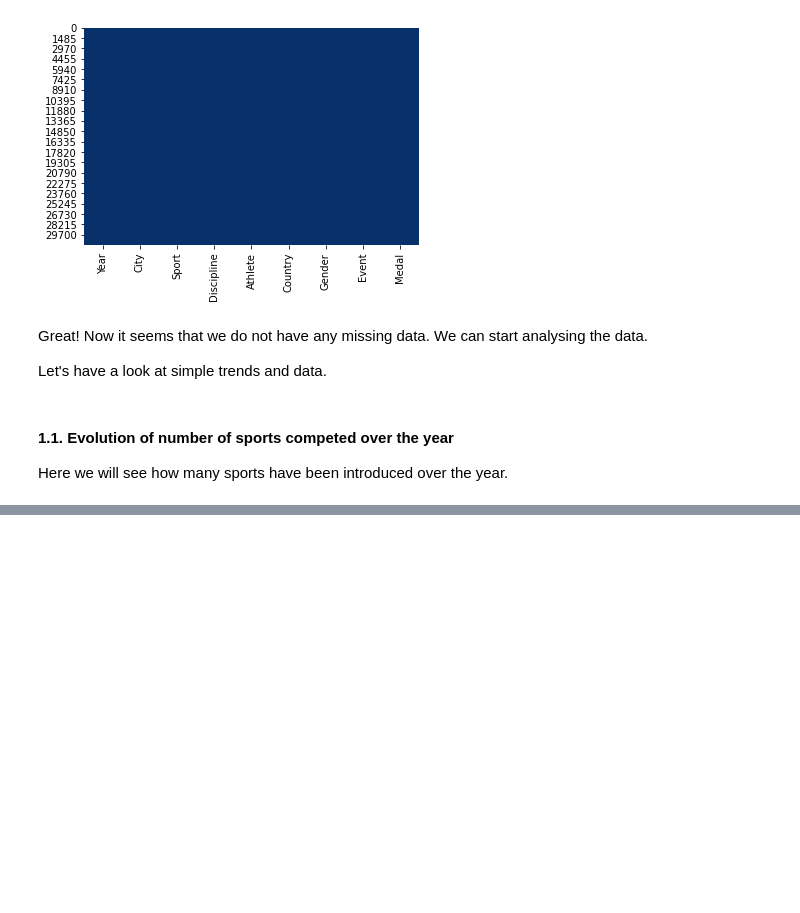
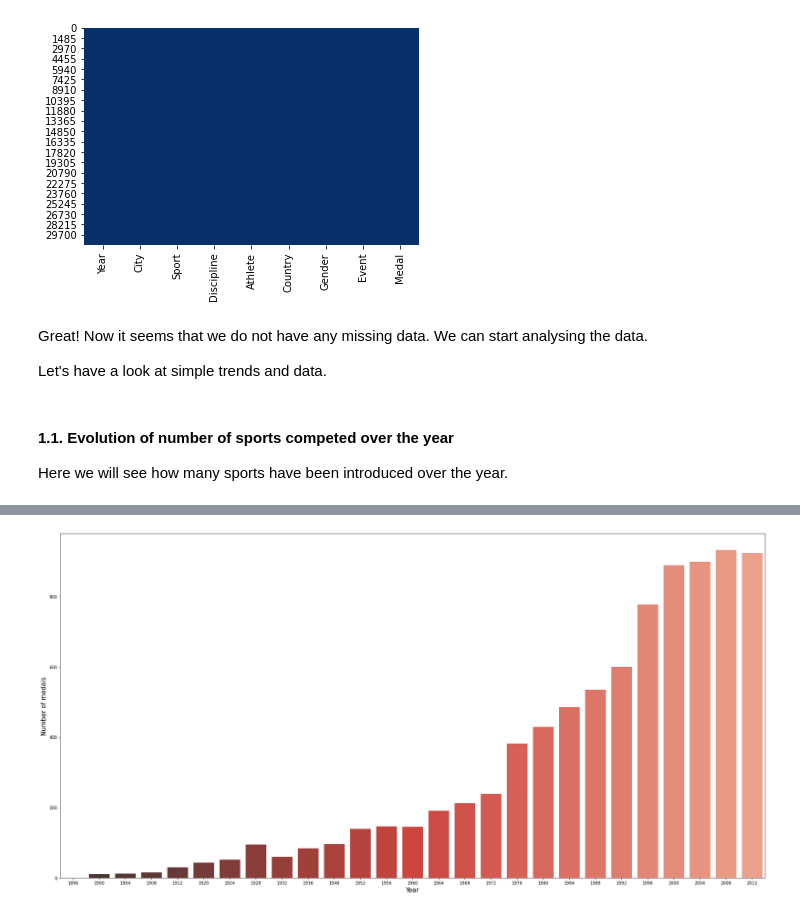
Before and after one commit to victorcruz90/Olympic-medals-analysis, a Jupyter notebook: Initial_data_understanding.ipynb, the cells around one changed output, grey strips where cells are left out. Drawn from its saved outputs; the diff is of its cells as text; code cells hidden in the pictures; blank space fills up the shorter version.

```diff
--- a/Initial_data_understanding.ipynb
+++ b/Initial_data_understanding.ipynb
@@ -146,0 +174,8 @@ ValueError: Grouper and axis must be same length
+# %%
+plt.figure(figsize=(30,15))
+sns.barplot(x=data_summer['Year'].unique(), y=concat_medal['Women'], palette='Reds_d')
+plt.xlabel('Year', fontsize=15)
+plt.ylabel('Number of medals', fontsize=15)
+plt.show()
+# %% [output]
+[figure, added]
```
Also changed, not shown: parts of 8 cells of this notebook.
